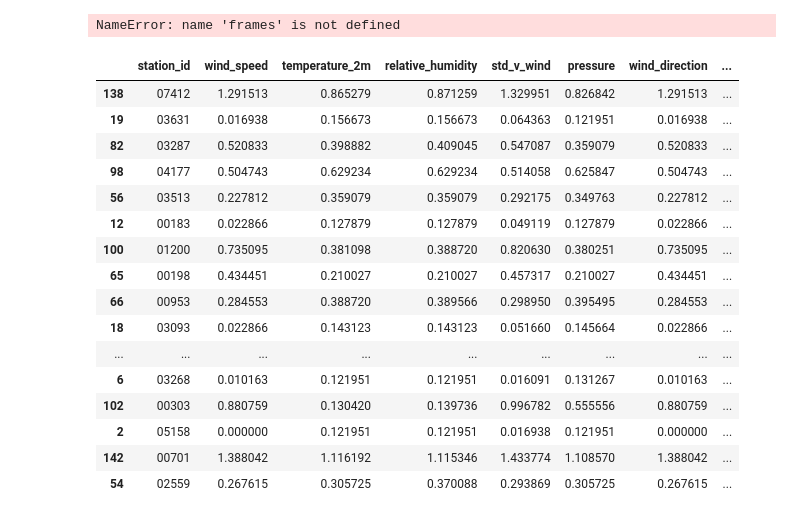
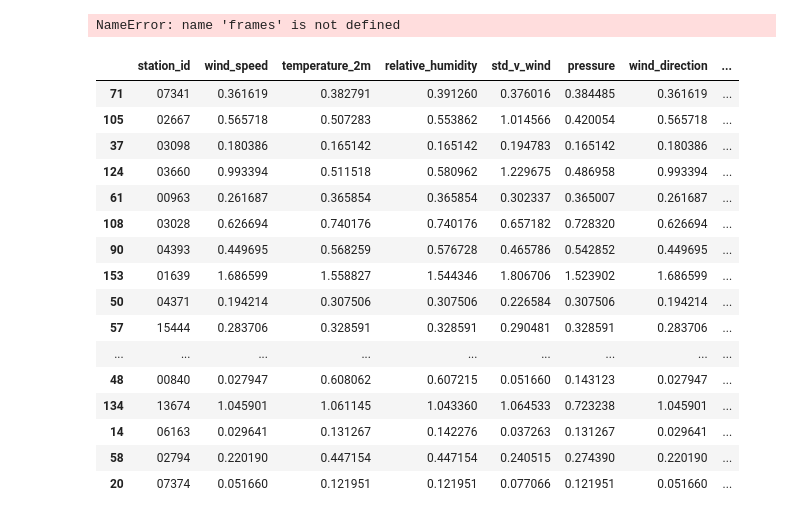
Before and after one commit to vikwal/synthetic_re_data_generation, a Jupyter notebook: evaluation/analyze_nan_rows.ipynb, the cells around one changed output. Drawn from its saved outputs; the diff is of its cells as text; code cells hidden in the pictures.

```diff
--- a/evaluation/analyze_nan_rows.ipynb
+++ b/evaluation/analyze_nan_rows.ipynb
@@ -142,28 +142,34 @@ NameError: name 'frames' is not defined
 # %%
 pd.set_option('display.max_rows', None)
 # %%
-sample = wind_missing.loc[(wind_missing.drop(columns=['station_id', 'mean']) < 2).all(axis=1)].sample(n=100, random_state=42)
-station_ids = sample.station_id.tolist()
+threshold = 2 # in percent
+n_sample = 100
+random_state = 42
+
+good_samples = wind_missing.loc[(wind_missing.drop(columns=['station_id', 'mean']) < threshold).all(axis=1)]
+in_sample = good_samples.sample(n=n_sample, random_state=random_state)
+in_sample_50 = in_sample.sample(n=50, random_state=random_state)
+outof_sample = good_samples.loc[~good_samples.index.isin(in_sample.index)]
-# %%
-sample
-# %% [output]
-|  | station_id | wind_speed | temperature_2m | relative_humidity | std_v_wind | pressure | wind_direction | ... |
-| 138 | 07412 | 1.291513 | 0.865279 | 0.871259 | 1.329951 | 0.826842 | 1.291513 | ... |
-| 19 | 03631 | 0.016938 | 0.156673 | 0.156673 | 0.064363 | 0.121951 | 0.016938 | ... |
-| 82 | 03287 | 0.520833 | 0.398882 | 0.409045 | 0.547087 | 0.359079 | 0.520833 | ... |
-| 98 | 04177 | 0.504743 | 0.629234 | 0.629234 | 0.514058 | 0.625847 | 0.504743 | ... |
-| 56 | 03513 | 0.227812 | 0.359079 | 0.359079 | 0.292175 | 0.349763 | 0.227812 | ... |
-| 12 | 00183 | 0.022866 | 0.127879 | 0.127879 | 0.049119 | 0.127879 | 0.022866 | ... |
-| 100 | 01200 | 0.735095 | 0.381098 | 0.388720 | 0.820630 | 0.380251 | 0.735095 | ... |
-| 65 | 00198 | 0.434451 | 0.210027 | 0.210027 | 0.457317 | 0.210027 | 0.434451 | ... |
-| 66 | 00953 | 0.284553 | 0.388720 | 0.389566 | 0.298950 | 0.395495 | 0.284553 | ... |
-| 18 | 03093 | 0.022866 | 0.143123 | 0.143123 | 0.051660 | 0.145664 | 0.022866 | ... |
-| ... | ... | ... | ... | ... | ... | ... | ... | ... |
-| 6 | 03268 | 0.010163 | 0.121951 | 0.121951 | 0.016091 | 0.131267 | 0.010163 | ... |
-| 102 | 00303 | 0.880759 | 0.130420 | 0.139736 | 0.996782 | 0.555556 | 0.880759 | ... |
-| 2 | 05158 | 0.000000 | 0.121951 | 0.121951 | 0.016938 | 0.121951 | 0.000000 | ... |
-| 142 | 00701 | 1.388042 | 1.116192 | 1.115346 | 1.433774 | 1.108570 | 1.388042 | ... |
-| 54 | 02559 | 0.267615 | 0.305725 | 0.370088 | 0.293869 | 0.305725 | 0.267615 | ... |
+# %%
+outof_sample.sample(n=len(outof_sample))
+# %% [output]
+|  | station_id | wind_speed | temperature_2m | relative_humidity | std_v_wind | pressure | wind_direction | ... |
+| 71 | 07341 | 0.361619 | 0.382791 | 0.391260 | 0.376016 | 0.384485 | 0.361619 | ... |
+| 105 | 02667 | 0.565718 | 0.507283 | 0.553862 | 1.014566 | 0.420054 | 0.565718 | ... |
+| 37 | 03098 | 0.180386 | 0.165142 | 0.165142 | 0.194783 | 0.165142 | 0.180386 | ... |
+| 124 | 03660 | 0.993394 | 0.511518 | 0.580962 | 1.229675 | 0.486958 | 0.993394 | ... |
+| 61 | 00963 | 0.261687 | 0.365854 | 0.365854 | 0.302337 | 0.365007 | 0.261687 | ... |
+| 108 | 03028 | 0.626694 | 0.740176 | 0.740176 | 0.657182 | 0.728320 | 0.626694 | ... |
+| 90 | 04393 | 0.449695 | 0.568259 | 0.576728 | 0.465786 | 0.542852 | 0.449695 | ... |
+| 153 | 01639 | 1.686599 | 1.558827 | 1.544346 | 1.806706 | 1.523902 | 1.686599 | ... |
+| 50 | 04371 | 0.194214 | 0.307506 | 0.307506 | 0.226584 | 0.307506 | 0.194214 | ... |
+| 57 | 15444 | 0.283706 | 0.328591 | 0.328591 | 0.290481 | 0.328591 | 0.283706 | ... |
+| ... | ... | ... | ... | ... | ... | ... | ... | ... |
+| 48 | 00840 | 0.027947 | 0.608062 | 0.607215 | 0.051660 | 0.143123 | 0.027947 | ... |
+| 134 | 13674 | 1.045901 | 1.061145 | 1.043360 | 1.064533 | 0.723238 | 1.045901 | ... |
+| 14 | 06163 | 0.029641 | 0.131267 | 0.142276 | 0.037263 | 0.131267 | 0.029641 | ... |
+| 58 | 02794 | 0.220190 | 0.447154 | 0.447154 | 0.240515 | 0.274390 | 0.220190 | ... |
+| 20 | 07374 | 0.051660 | 0.121951 | 0.121951 | 0.077066 | 0.121951 | 0.051660 | ... |
 # %%
 pv_missing
 # %% [output]
```
Also changed, not shown: 13 other files.
